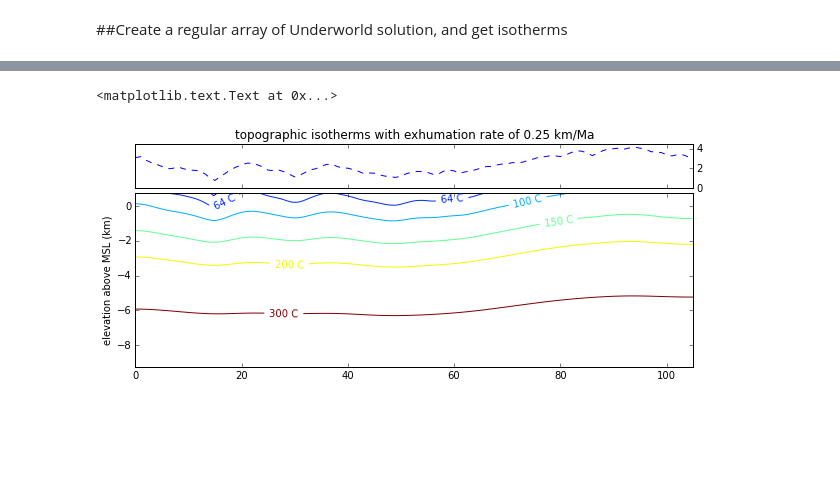
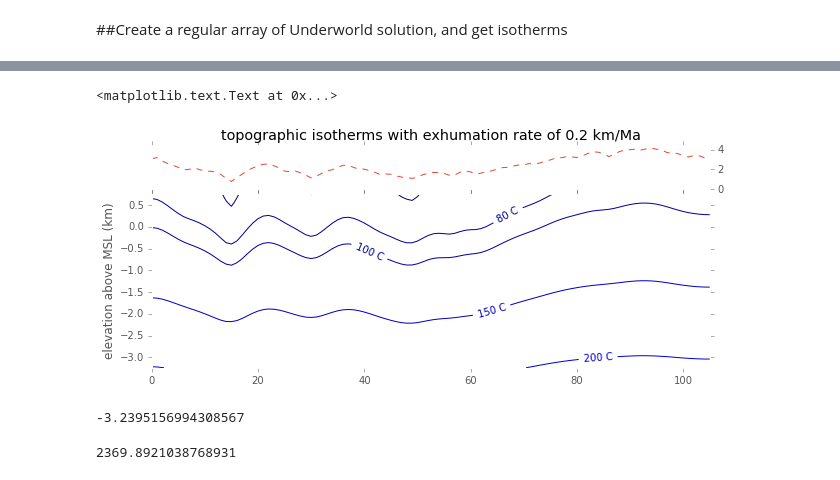
Before and after one commit to dansand/uw-bits, a Jupyter notebook: topo-isotherms/Isotherms_topography.ipynb, the cells around one changed output, grey strips where cells are left out. Cells and saved outputs as stored; diff of their text form; code cells hidden in the pictures; blank space fills up the shorter version.

```diff
--- a/topo-isotherms/Isotherms_topography.ipynb
+++ b/topo-isotherms/Isotherms_topography.ipynb
@@ -276,11 +330,11 @@ axT.xaxis.set_major_formatter(plt.NullFormatter())
 axT.yaxis.tick_right()
 axT.yaxis.set_ticks([0,2,4])
 axMain = fig1.add_subplot(gs[22:,0:400])
-levels = [16, 32, 64, 100, 150, 200]
-CS = axMain.contour(flipud(a), levels, extent=[0, dom_width, bottomelev, zerolineelev], aspect='auto')
-CS.levels = [nf(val) for val in CS.levels ]
+levels = [80, 100, 150, 200, 300]
+CS1 = axMain.contour(flipud(temperatures), levels, extent=[0, dom_width, abs(valley), (todepth + abs(valley))], aspect='auto')
+CS1.levels = [nf(val) for val in CS1.levels ]
 fmt = '%r' + ' C'
-plt.clabel(CS, CS.levels, inline=True, fmt=fmt, fontsize=10)
+plt.clabel(CS1, CS1.levels, inline=True, fmt=fmt, fontsize=10)
 plt.ylabel('elevation above MSL (km)')
 # %% [output]
 <matplotlib.text.Text at 0x...>
@@ -423,7 +482,7 @@ tempBC = uw.conditions.DirichletCondition(     variable=temperatureField,
 # lets ensure temp boundaries are still what we want as the IC above might have set slightly different values
 # on the boundaries
 for index in elementMesh.specialSets["MinJ_VertexSet"]:
-    temperatureField.data[index] = toptemp + deltemp
+    temperatureField.data[index] = TL
 for index in elementMesh.specialSets["MaxJ_VertexSet"]:
     elevation = elementMesh.data[index][1]
     dy = elevation - L
@@ -580,8 +639,6 @@ pyplot.hlines(notop,0,100 )
 # %% [markdown]
 ##Create a regular array of Underworld solution, and get isotherms
 # %%
-todepth = 10
-vertpts = 20.
-valley = L + newy.min()
-ys = np.linspace(valley, valley - todepth, vertpts)
-xs = np.linspace(0 , W, vertpts*floor((W/todepth)))
+uwvalley = L + newy.min()
+ys = np.linspace(uwvalley, uwvalley - todepth, vertpts)
+xs = np.linspace(0 , W, npts)
@@ -598,3 +666,4 @@ array([   0,    1,    2, ..., 3997, 3998, 3999], dtype=int32)
 #fig1.show()
 # %%
 regtemps = temperatureField.evaluate(depthswarm)
+temperatures2 = regtemps.reshape(ys.shape[0], xs.shape[0])
@@ -606,22 +673,34 @@ bottomelev = zerolineelev - todepth
 # %%
 fig1 = pyplot.figure(figsize=[10,4])
 #
 gs = GridSpec(100,400)
 
 axT = fig1.add_subplot(gs[0:20,0:400])
 pyplot.title('topographic isotherms with exhumation rate of ' + str(u) + ' km/Ma')
 axT.plot(toposynth+(mean_elv/1e3), '--')
 axT.set_xlim(0, W)
 axT.xaxis.set_major_formatter(pyplot.NullFormatter())
 axT.yaxis.tick_right()
 axT.yaxis.set_ticks([0,2,4])
 axMain = fig1.add_subplot(gs[22:,0:400])
-levels = [16, 32, 64, 100, 150, 200, 300]
-CS = axMain.contour(flipud(temparray), levels, extent=[0, W, bottomelev, zerolineelev], aspect='auto')
-CS.levels = [nf(val) for val in CS.levels ]
+#axMain.set_yscale("log")
+levels = [40, 80, 100, 150, 200, 300, 600, 1200, 2000]
+CS2 = axMain.contour(flipud(temperatures2), levels, extent=[0, W, bottomelev, zerolineelev], aspect='auto')
+
+CS2.levels = [nf(val) for val in CS2.levels ]
+
 fmt = '%r' + ' C'
-pyplot.clabel(CS, CS.levels, inline=True, fmt=fmt, fontsize=10)
+pyplot.clabel(CS2, CS2.levels, inline=True, fmt=fmt, fontsize=10)
 pyplot.ylabel('elevation above MSL (km)')
 # %% [output]
 <matplotlib.text.Text at 0x...>
-[figure, old version]
+[figure, new version]
+# %%
+zerolineelev
+bottomelev
+# %% [output]
+-3.2395156994308567
+# %%
+mean_elv
+# %% [output]
+2369.8921038768931
```
Also changed, not shown: parts of 67 cells of this notebook, 9 other files.
